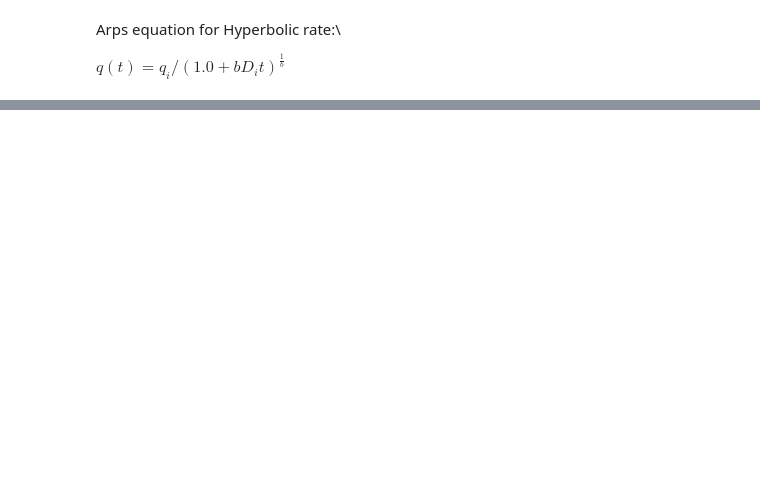
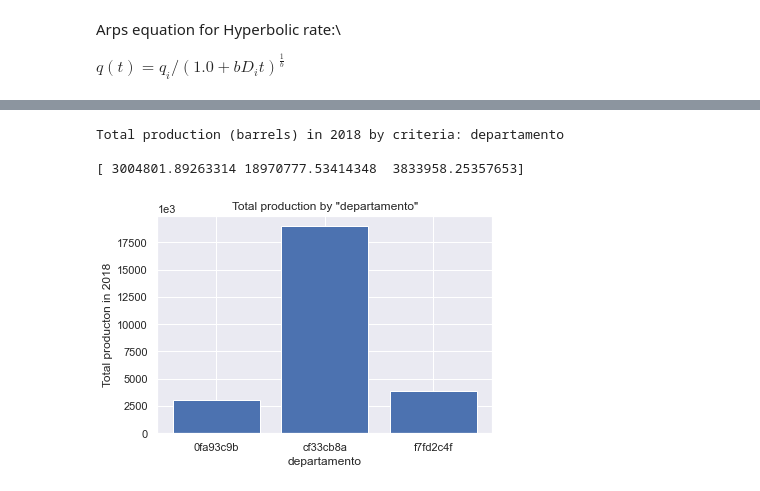
Before and after one commit to Hackaton-O-G-CAN/Hackaton_2020, a Jupyter notebook: decline_rate_JN.ipynb, the cells around one changed output, grey strips where cells are left out. Cells and saved outputs as stored; diff of their text form; code cells hidden in the pictures; blank space fills up the shorter version.

```diff
--- a/decline_rate_JN.ipynb
+++ b/decline_rate_JN.ipynb
@@ -108,0 +207,32 @@ plt.show()
+# %%
+# Question 3 for blind test
+
+#Grouping data from a particular dictionary of data. Generalizing to handle the blind test
+criteria = 'departamento'
+df_group_blind = grouping_data(df_blind,criteria)
+index = '2FE52430'
+year = '2018'
+month = 'febrero'
+index = index.lower().replace(" ","-")
+
+
+days_per_month = np.array([monthrange(int(year), i)[1] for i in np.arange(1,13)])
+
+report = np.dot(df_group_blind[year].loc[:, :], days_per_month)
+conversion = 1
+print(f'Total production (barrels) in 2018 by criteria: {criteria}\n')
+print(report*conversion)
+
+# Plotting data
+fig = plt.figure()
+ax1 = plt.axes()
+ax1.bar(df_group_blind[year].index, report)
+ax1.set_xlabel(criteria)
+ax1.set_ylabel(f'Total producton in {year}')
+ax1.set_title(f'Total production by "{criteria}"')
+ax1.ticklabel_format(axis='y', style='sci',scilimits=(3,3))
+# %% [output]
+Total production (barrels) in 2018 by criteria: departamento
+
+[ 3004801.89263314 18970777.53414348  3833958.25357653]
+[figure, added]
```
Also changed, not shown: parts of 9 cells of this notebook, 2 other files.
